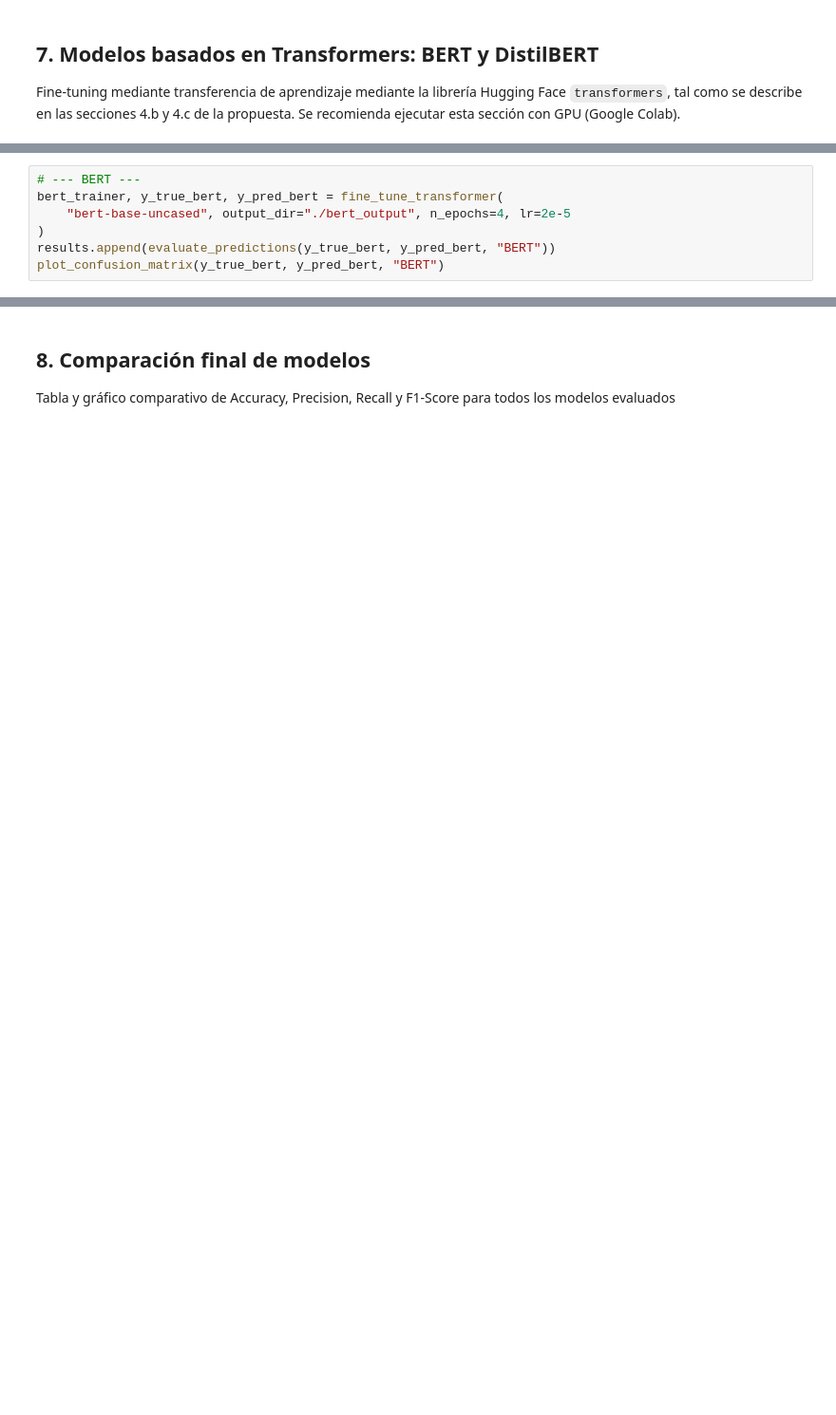
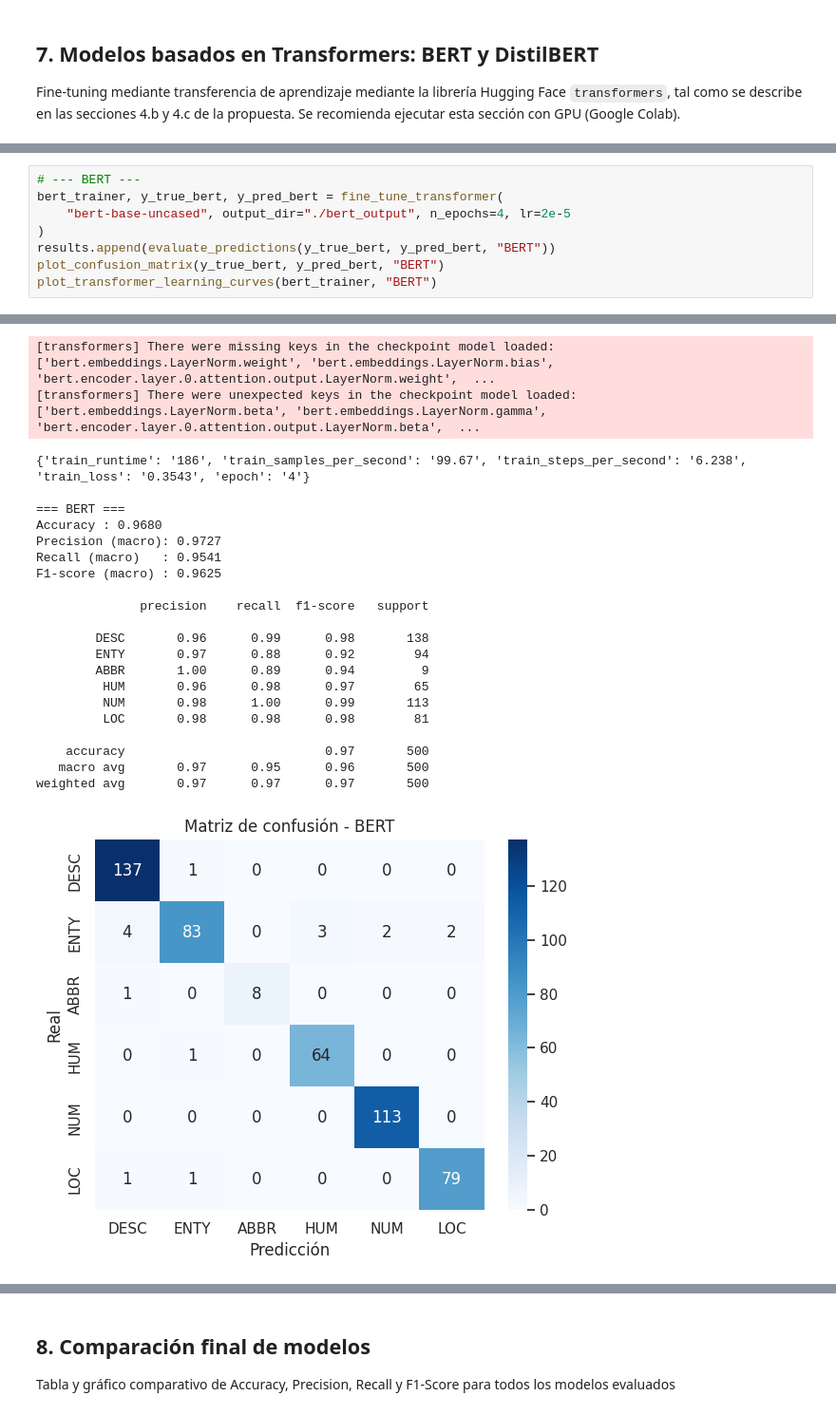
Before and after one commit to rodrigotorrespuga/TFM, a Jupyter notebook: tfm_clasificacion_preguntas.ipynb, the cells around one changed output, grey strips where cells are left out. Shown at 95% size. Saved outputs shown, nothing was run; the diff lists cells and outputs as text; blank space fills up the shorter version.

```diff
--- a/tfm_clasificacion_preguntas.ipynb
+++ b/tfm_clasificacion_preguntas.ipynb
@@ -476,3 +794,5 @@ bert_trainer, y_true_bert, y_pred_bert = fine_tune_transformer(
 )
 results.append(evaluate_predictions(y_true_bert, y_pred_bert, "BERT"))
 plot_confusion_matrix(y_true_bert, y_pred_bert, "BERT")
+plot_transformer_learning_curves(bert_trainer, "BERT")
+# %% [output]
@@ -478,0 +843,23 @@ plot_confusion_matrix(y_true_bert, y_pred_bert, "BERT")
+[transformers] There were missing keys in the checkpoint model loaded: ['bert.embeddings.LayerNorm.weight', 'bert.embeddings.LayerNorm.bias', 'bert.encoder.layer.0.attention.output.LayerNorm.weight',  ...
+[transformers] There were unexpected keys in the checkpoint model loaded: ['bert.embeddings.LayerNorm.beta', 'bert.embeddings.LayerNorm.gamma', 'bert.encoder.layer.0.attention.output.LayerNorm.beta',  ...
+{'train_runtime': '186', 'train_samples_per_second': '99.67', 'train_steps_per_second': '6.238', 'train_loss': '0.3543', 'epoch': '4'}
+
+=== BERT ===
+Accuracy : 0.9680
+Precision (macro): 0.9727
+Recall (macro)   : 0.9541
+F1-score (macro) : 0.9625
+
+              precision    recall  f1-score   support
+
+        DESC       0.96      0.99      0.98       138
+        ENTY       0.97      0.88      0.92        94
+        ABBR       1.00      0.89      0.94         9
+         HUM       0.96      0.98      0.97        65
+         NUM       0.98      1.00      0.99       113
+         LOC       0.98      0.98      0.98        81
+
+    accuracy                           0.97       500
+   macro avg       0.97      0.95      0.96       500
+weighted avg       0.97      0.97      0.97       500
+[figure, added]
```
Also changed, not shown: parts of 30 cells of this notebook.
